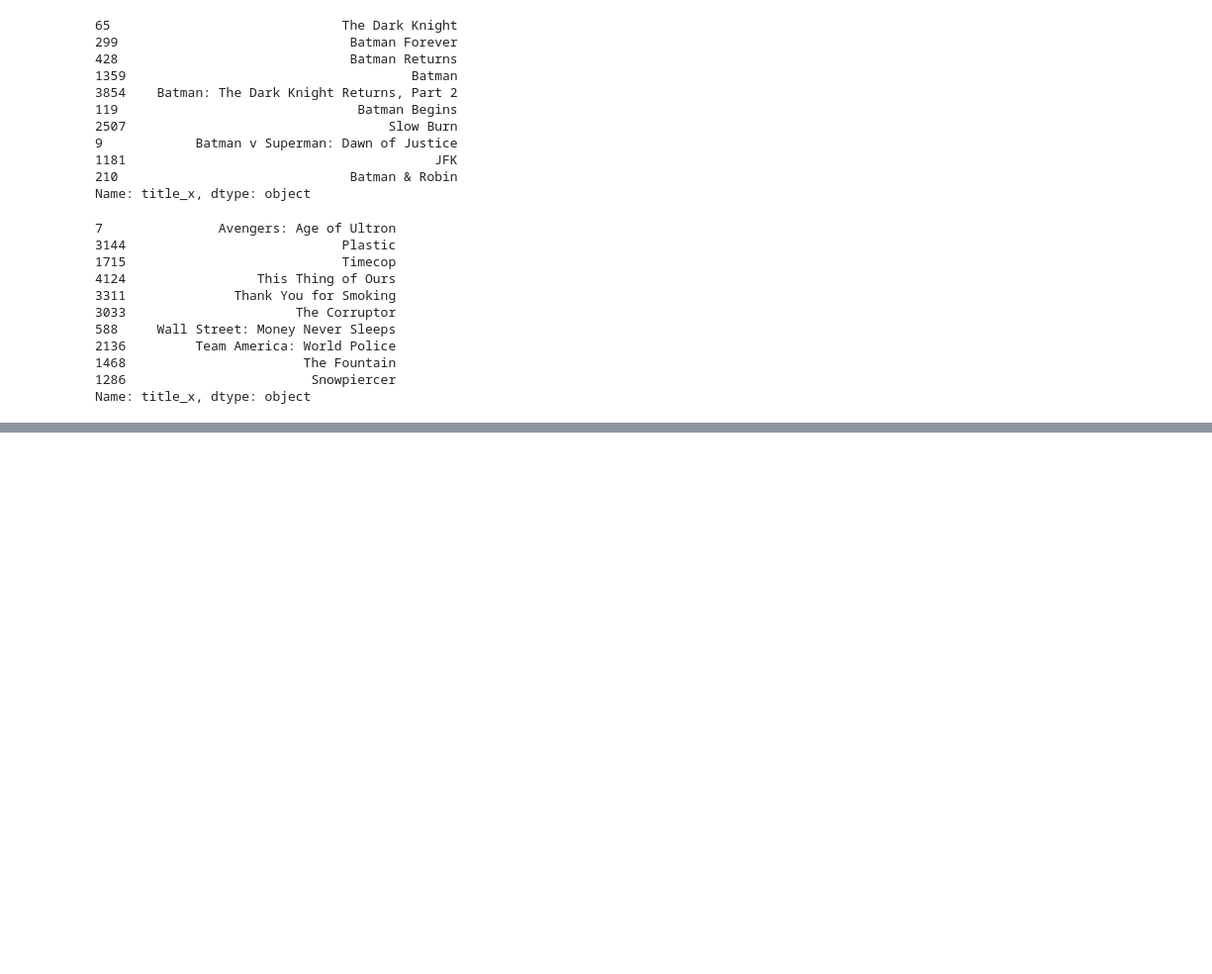
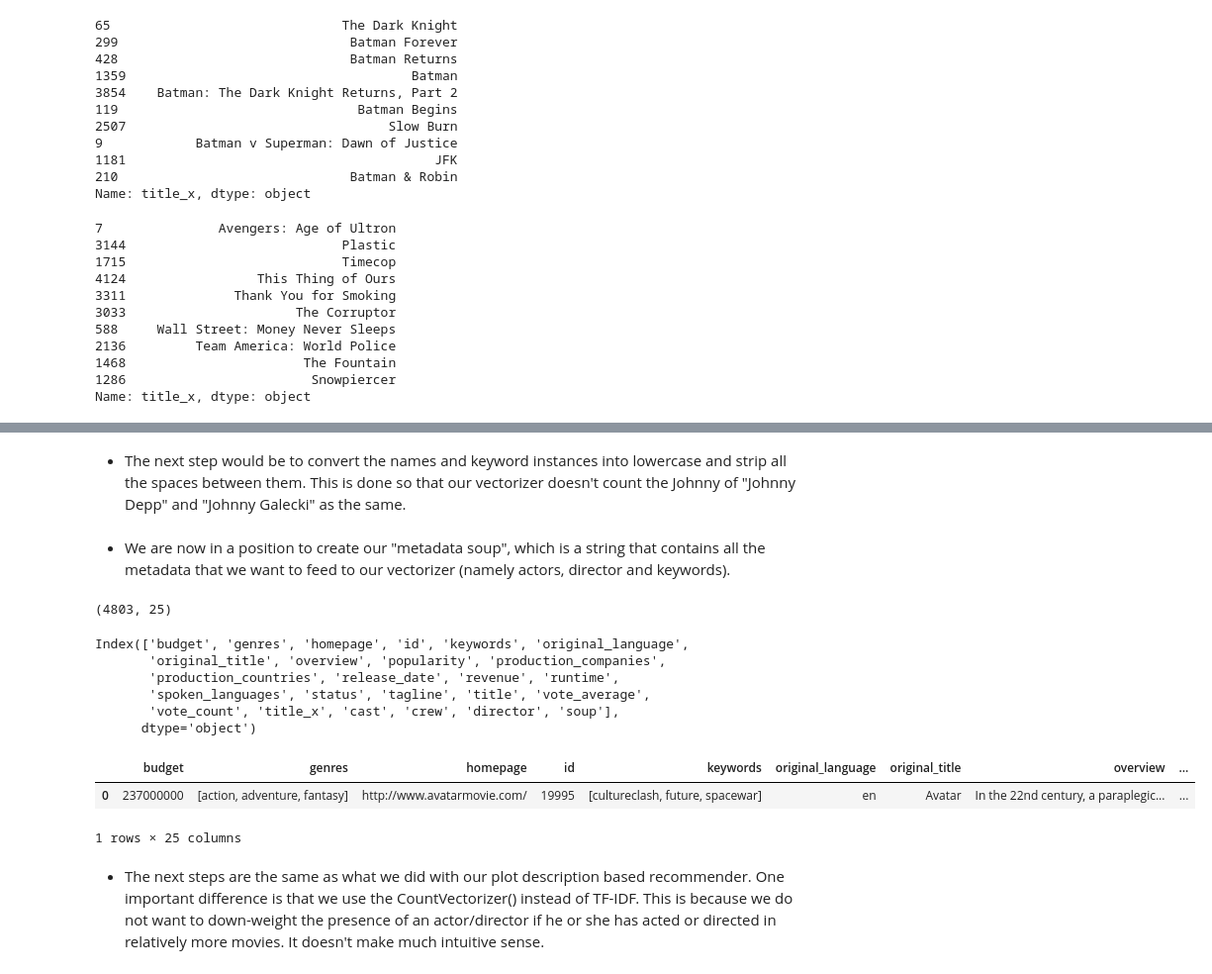
Before and after one commit to HemaGarima/Movie_Recommendation, a Jupyter notebook: Movie_Recommendation.ipynb, the cells around one changed output, grey strips where cells are left out. Shown at 99% size. Drawn from its saved outputs; the diff is of its cells as text; code cells hidden in the pictures; blank space fills up the shorter version.

```diff
--- a/Movie_Recommendation.ipynb
+++ b/Movie_Recommendation.ipynb
@@ -363,0 +440,46 @@ Name: title_x, dtype: object
+# %% [markdown]
+- The next step would be to convert the names and keyword instances into lowercase and strip all the spaces between them. This is done so that our vectorizer doesn't count the Johnny of "Johnny Depp" and "Johnny Galecki" as the same.
+# %%
+# Function to convert all strings to lower case and strip names of spaces
+def clean_data(x):
+    if isinstance(x, list):
+        return [str.lower(i.replace(" ", "")) for i in x]
+    else:
+        #Check if director exists. If not, return empty string
+        if isinstance(x, str):
+            return str.lower(x.replace(" ", ""))
+        else:
+            return ''
+# %%
+# Apply clean_data function to your features.
+features = ['cast', 'keywords', 'director', 'genres']
+
+for feature in features:
+    df2[feature] = df2[feature].apply(clean_data)
+# %% [markdown]
+- We are now in a position to create our "metadata soup", which is a string that contains all the metadata that we want to feed to our vectorizer (namely actors, director and keywords).
+# %%
+def create_soup(x):
+    return ' '.join(x['keywords']) + ' ' + ' '.join(x['cast']) + ' ' + x['director'] + ' ' + ' '.join(x['genres'])
+df2['soup'] = df2.apply(create_soup, axis=1)
+# %%
+df2.shape
+# %% [output]
+(4803, 25)
+# %%
+df2.columns
+# %% [output]
+Index(['budget', 'genres', 'homepage', 'id', 'keywords', 'original_language',
+       'original_title', 'overview', 'popularity', 'production_companies',
+       'production_countries', 'release_date', 'revenue', 'runtime',
+       'spoken_languages', 'status', 'tagline', 'title', 'vote_average',
+       'vote_count', 'title_x', 'cast', 'crew', 'director', 'soup'],
+      dtype='object')
+# %%
+df2.head(1)
+# %% [output]
+|  | budget | genres | homepage | id | keywords | original_language | original_title | overview | ... |
+| 0 | 237000000 | [action, adventure, fantasy] | http://www.avatarmovie.com/ | 19995 | [cultureclash, future, spacewar] | en | Avatar | In the 22nd century, a paraplegic... | ... |
+1 rows × 25 columns
+# %% [markdown]
+- The next steps are the same as what we did with our plot description based recommender. One important difference is that we use the CountVectorizer() instead of TF-IDF. This is because we do not want to down-weight the presence of an actor/director if he or she has acted or directed in relatively more movies. It doesn't make much intuitive sense.
```
Also changed, not shown: parts of 44 cells of this notebook.
